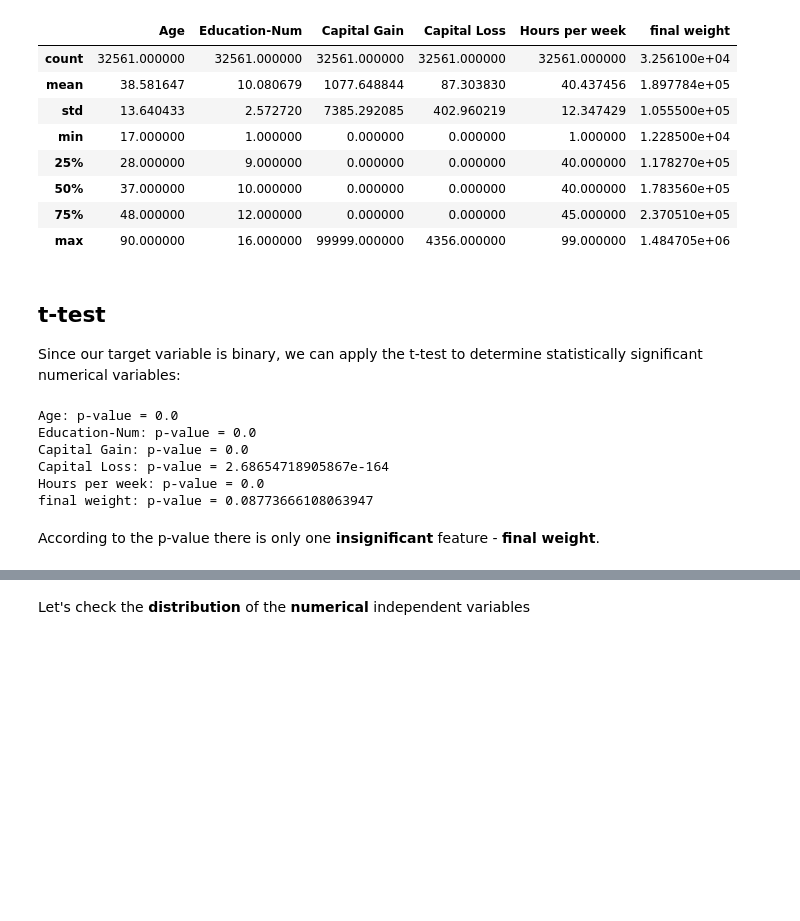
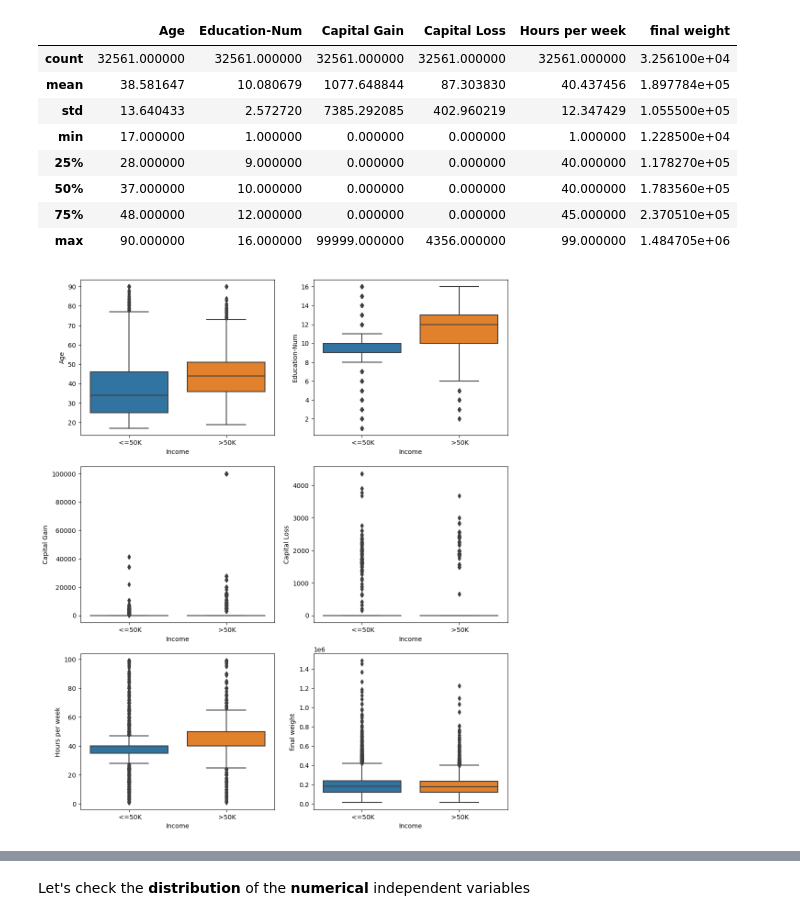
Before and after one commit to nadiia-duiunova/Adults_pet_project, a Jupyter notebook: Adult.ipynb, the cells around one changed output, grey strips where cells are left out. Cells and saved outputs as stored; diff of their text form; code cells hidden in the pictures; blank space fills up the shorter version.

Commit message:
Add whisker plot, lavene test

```diff
--- a/Adult.ipynb
+++ b/Adult.ipynb
@@ -71,7 +73,3 @@ numerical_features_df.describe()
 | 50% | 37.000000 | 10.000000 | 0.000000 | 0.000000 | 40.000000 | 1.783560e+05 |
 | 75% | 48.000000 | 12.000000 | 0.000000 | 0.000000 | 45.000000 | 2.370510e+05 |
 | max | 90.000000 | 16.000000 | 99999.000000 | 4356.000000 | 99.000000 | 1.484705e+06 |
-# %% [markdown]
-## t-test
-
-Since our target variable is binary, we can apply the t-test to determine statistically significant numerical variables:
@@ -81,12 +75,0 @@ under50k = df[df['Income'] == ' <=50K']
-# %%
-for col in numerical_features_df:
-    print(f'{col}: p-value = {stats.ttest_ind(over50k[col], under50k[col])[1]}')
-# %% [output]
-Age: p-value = 0.0
-Education-Num: p-value = 0.0
-Capital Gain: p-value = 0.0
-Capital Loss: p-value = 2.68654718905867e-164
-Hours per week: p-value = 0.0
-final weight: p-value = 0.08773666108063947
-# %% [markdown]
-According to the p-value there is only one **insignificant** feature - **final weight**.
@@ -94,0 +76,7 @@ numerical_features_df = numerical_features_df.drop(['final weight'], axis = 'col
+# %%
+fig, axes = plt.subplots(3, 2, figsize = (12,15))
+
+for i, col in enumerate(list(numerical_features_df.columns.values)):
+    sns.boxplot(x = df['Income'], y = df[col], ax=axes.flatten()[i])
+# %% [output]
+[figure, added]
```
Also changed, not shown: parts of 31 cells of this notebook.
